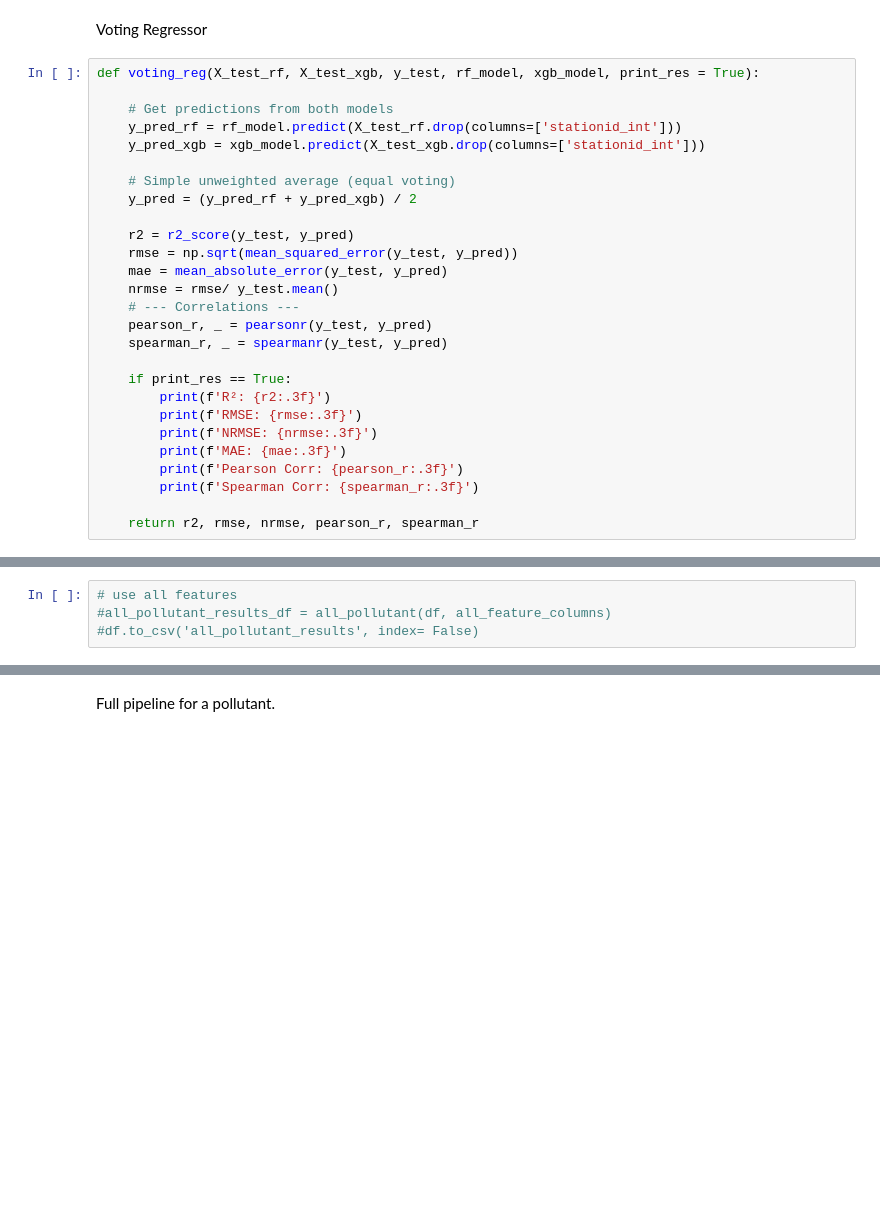
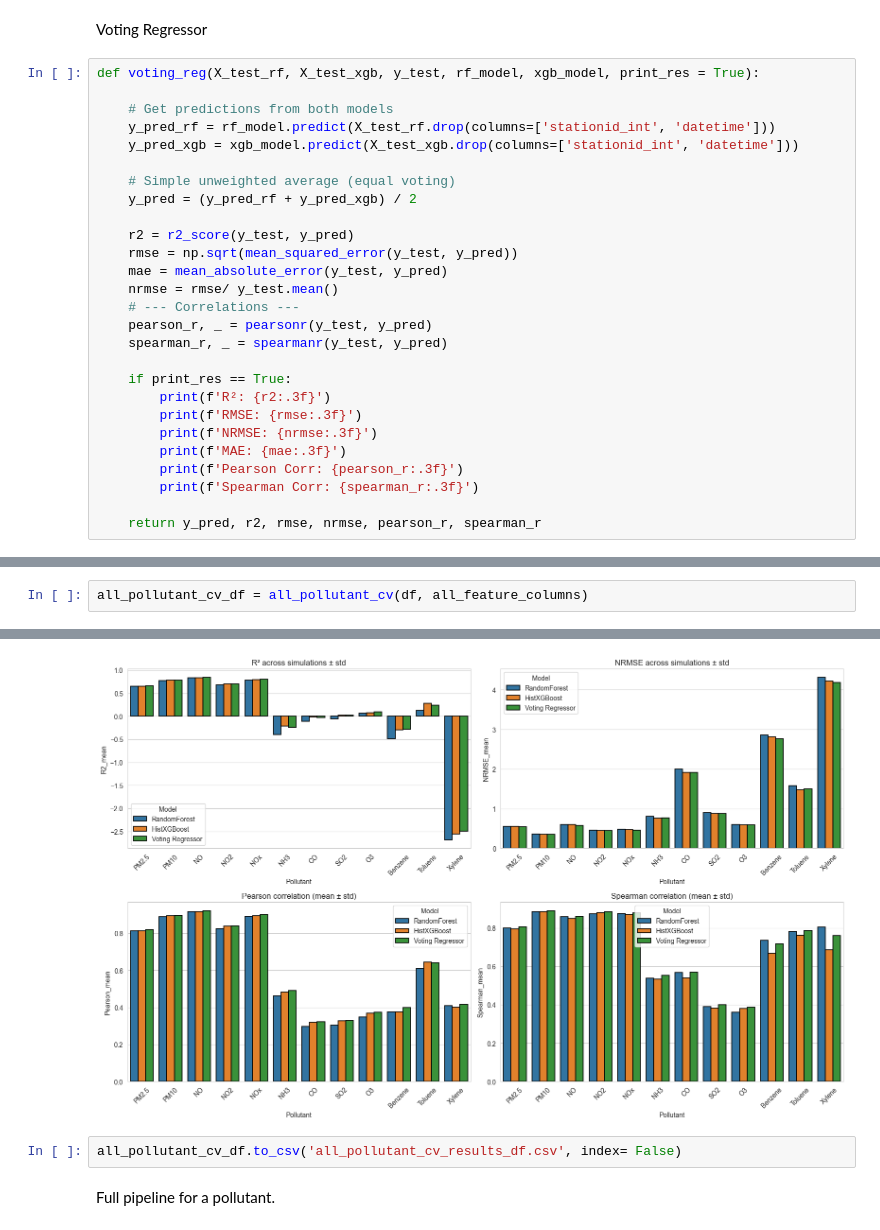
Before and after one commit to AlexRarinca/Air_Quality_Prediction, a Jupyter notebook: air_quality_all.ipynb, the cells around one changed output, grey strips where cells are left out. Saved outputs shown, nothing was run; the diff lists cells and outputs as text; blank space fills up the shorter version.

```diff
--- a/air_quality_all.ipynb
+++ b/air_quality_all.ipynb
@@ -1830,8 +1461,8 @@ Voting Regressor
 def voting_reg(X_test_rf, X_test_xgb, y_test, rf_model, xgb_model, print_res = True):
 
     # Get predictions from both models
-    y_pred_rf = rf_model.predict(X_test_rf.drop(columns=['stationid_int']))
-    y_pred_xgb = xgb_model.predict(X_test_xgb.drop(columns=['stationid_int']))
+    y_pred_rf = rf_model.predict(X_test_rf.drop(columns=['stationid_int', 'datetime']))
+    y_pred_xgb = xgb_model.predict(X_test_xgb.drop(columns=['stationid_int', 'datetime']))
 
     # Simple unweighted average (equal voting)
     y_pred = (y_pred_rf + y_pred_xgb) / 2
@@ -1852,7 +1483,7 @@ def voting_reg(X_test_rf, X_test_xgb, y_test, rf_model, xgb_model, print_res = T
         print(f'Pearson Corr: {pearson_r:.3f}')
         print(f'Spearman Corr: {spearman_r:.3f}')
 
-    return r2, rmse, nrmse, pearson_r, spearman_r
+    return y_pred, r2, rmse, nrmse, pearson_r, spearman_r
 # %%
 def all_pollutant(df, features, subsection = None):
 
@@ -1942,4 +1745,3 @@ def all_pollutant(df, features, subsection = None):
 # %%
-# use all features
-#all_pollutant_results_df = all_pollutant(df, all_feature_columns)
-#df.to_csv('all_pollutant_results', index= False)
+all_pollutant_cv_df = all_pollutant_cv(df, all_feature_columns)
+# %% [output]
@@ -1946,3 +1765,6 @@ def all_pollutant(df, features, subsection = None):
+[figure, added]
+# %%
+all_pollutant_cv_df.to_csv('all_pollutant_cv_results_df.csv', index= False)
 # %% [markdown]
 Full pipeline for a pollutant.
 # %%
```
Also changed, not shown: parts of 47 cells of this notebook.
